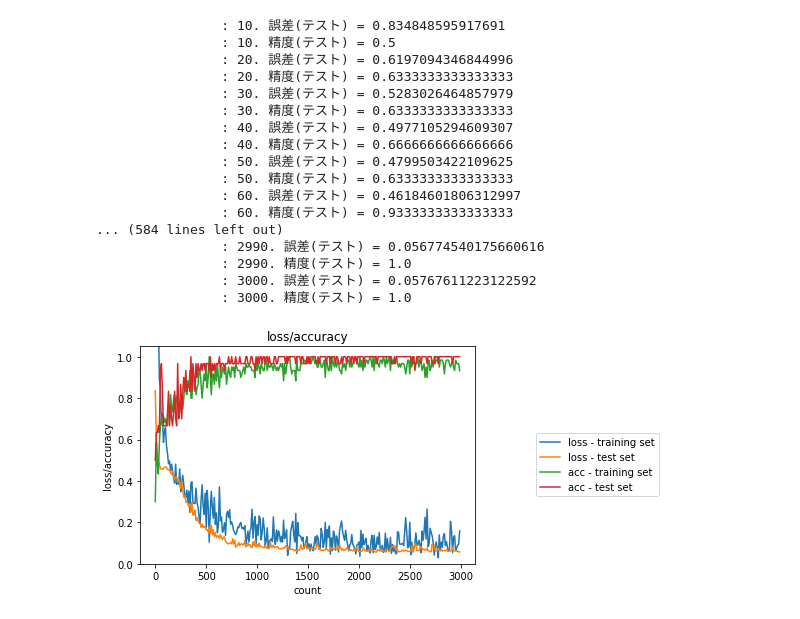
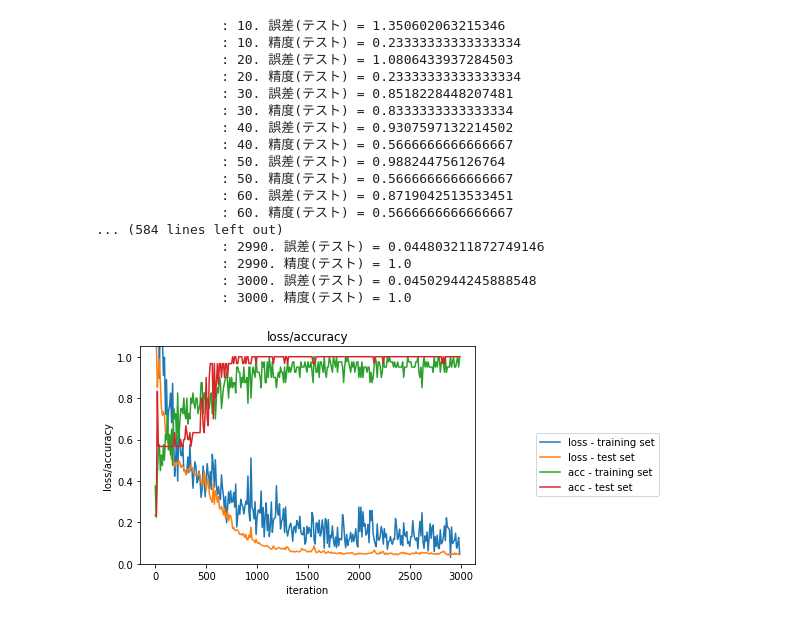
Before and after one commit to takeruts/iris-study, a Jupyter notebook: iris.ipynb, the cells around one changed output. Cells and saved outputs as stored; diff of their text form; code cells hidden in the pictures.

```diff
--- a/iris.ipynb
+++ b/iris.ipynb
@@ -49,7 +45,7 @@ output_layer_size = 3
 # 繰り返し数
 iters_num = 3000
 # ミニバッチサイズ
-batch_size = 60
+batch_size = 40
 # 学習率
 learning_rate=0.001
 # 描写頻度
@@ -64,7 +60,7 @@ weight_decay_lambda = 0.01
 # =================================================
 
 # ドリップアウト
-dropout_ratio = 0.3
+dropout_ratio = 0.4
 # %%
 # ReLU関数
 def relu(x):
@@ -254,38 +250,38 @@ for i in range(iters_num):
         print('                : ' + str(i+1) + '. 誤差(テスト) = ' + str(loss_test))
         print('                : ' + str(i+1) + '. 精度(テスト) = ' + str(acc_test))
 # %% [output]
-                : 10. 誤差(テスト) = 0.834848595917691
-                : 10. 精度(テスト) = 0.5
-                : 20. 誤差(テスト) = 0.6197094346844996
-                : 20. 精度(テスト) = 0.6333333333333333
-                : 30. 誤差(テスト) = 0.5283026464857979
-                : 30. 精度(テスト) = 0.6333333333333333
-                : 40. 誤差(テスト) = 0.4977105294609307
-                : 40. 精度(テスト) = 0.6666666666666666
-                : 50. 誤差(テスト) = 0.4799503422109625
-                : 50. 精度(テスト) = 0.6333333333333333
-                : 60. 誤差(テスト) = 0.46184601806312997
-                : 60. 精度(テスト) = 0.9333333333333333
+                : 10. 誤差(テスト) = 1.350602063215346
+                : 10. 精度(テスト) = 0.23333333333333334
+                : 20. 誤差(テスト) = 1.0806433937284503
+                : 20. 精度(テスト) = 0.23333333333333334
+                : 30. 誤差(テスト) = 0.8518228448207481
+                : 30. 精度(テスト) = 0.8333333333333334
+                : 40. 誤差(テスト) = 0.9307597132214502
+                : 40. 精度(テスト) = 0.5666666666666667
+                : 50. 誤差(テスト) = 0.988244756126764
+                : 50. 精度(テスト) = 0.5666666666666667
+                : 60. 誤差(テスト) = 0.8719042513533451
+                : 60. 精度(テスト) = 0.5666666666666667
 ... (584 lines left out)
-                : 2990. 誤差(テスト) = 0.056774540175660616
+                : 2990. 誤差(テスト) = 0.044803211872749146
                 : 2990. 精度(テスト) = 1.0
-                : 3000. 誤差(テスト) = 0.05767611223122592
+                : 3000. 誤差(テスト) = 0.04502944245888548
                 : 3000. 精度(テスト) = 1.0
 # %%
 lists = range(0, iters_num, plot_interval)
 plt.plot(lists, losses, label="loss - training set")
 plt.plot(lists, losses_test,  label="loss - test set")
 plt.plot(lists, accuracies, label="acc - training set")
 plt.plot(lists, accuracies_test, label="acc - test set")
 plt.title("loss/accuracy")
-plt.xlabel("count")
+plt.xlabel("iteration")
 plt.ylabel("loss/accuracy")
 plt.ylim(0, 1.05)
 # グラフの表示
 plt.legend(loc='best',
            bbox_to_anchor=(1.05, 0.5, 0.5, .100),
            borderaxespad=0.,)
 plt.savefig("output.jpg", bbox_inches='tight')
 plt.show()
 # %% [output]
-[figure, old version]
+[figure, new version]
```
Also changed, not shown: parts of 2 cells of this notebook, 2 other files.
